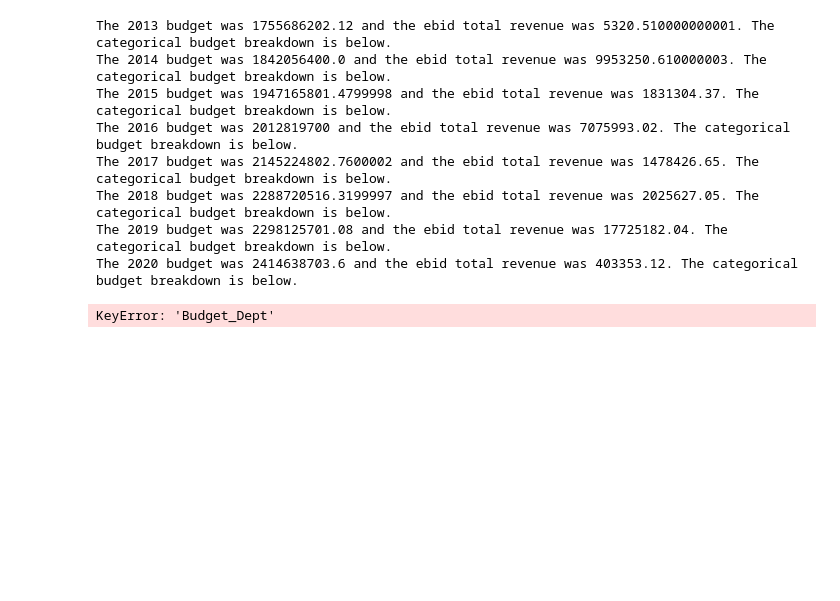
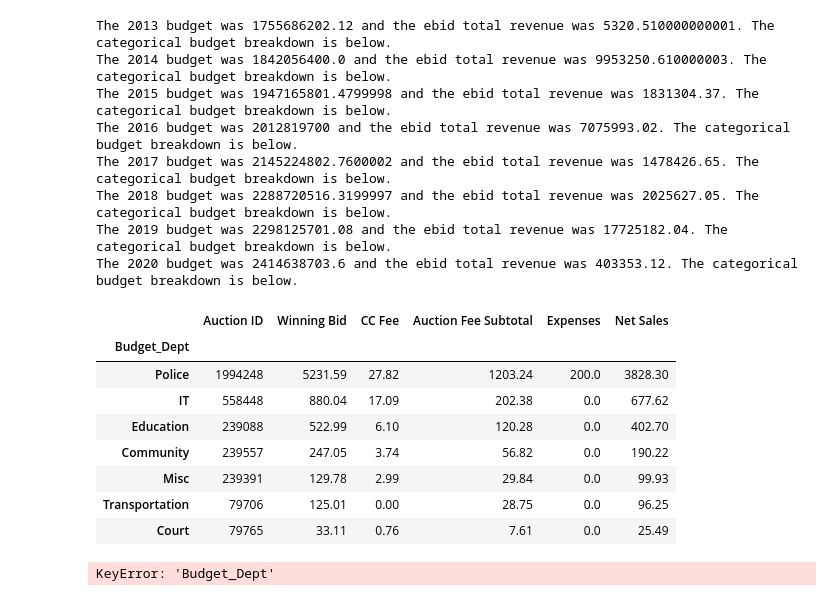
Before and after one commit to ausifer/nashville-gov-selling-stuff, a Jupyter notebook: notebooks/nashville_gov_selling_stuff.ipynb, the cells around one changed output. Drawn from its saved outputs; the diff is of its cells as text; code cells hidden in the pictures; blank space fills up the shorter version.

Commit message:
Added more charts from pivot tables

```diff
--- a/notebooks/nashville_gov_selling_stuff.ipynb
+++ b/notebooks/nashville_gov_selling_stuff.ipynb
@@ -168,7 +168,7 @@ ebid_2013
 # %%
 year_list = [x for x in range(2013,2021)]
 ebid_rev_dict = {2013: ebid_2013, 2014: ebid_2014, 2015: ebid_2015, 2016: ebid_2016, 2017: ebid_2017, 2018: ebid_2018, 2019: ebid_2019, 2020: ebid_2020}
-budget_dict = {2013: budget['2013 Budgeted'], 2014: budget['2014 Budgeted'], 2015: budget['2015 Budgeted'], 2016: budget['2016 Budgeted'], 2017: budget['2017 Budgeted'], 2018: budget['2018 Budgeted'], 2019: budget['2019 Budgeted'], 2020: budget['2020 Budgeted']}
+budget_dict = {2013: budget[['2013 Budgeted']], 2014: budget[['2014 Budgeted']], 2015: budget[['2015 Budgeted']], 2016: budget[['2016 Budgeted']], 2017: budget[['2017 Budgeted']], 2018: budget[['2018 Budgeted']], 2019: budget[['2019 Budgeted']], 2020: budget[['2020 Budgeted']]}
 budget_amt_list = []
 ebid_rev_list = []
 
@@ -260,3 +268,8 @@ Show a breakdown of annual categorical budget comprisal.
 budget_amt_list = []
 ebid_rev_list = []
 annual_cat_breakdown_dict = {}
+# %%
+cat_list = []
+for cat in ebid['Budget_Dept'].unique():
+    cat_list.append(cat)
+cat_list
@@ -267,17 +294,20 @@ annual_cat_breakdown_dict = {}
 ### Just to note for myself, I will probably have to indent
 ### here and add that as another for loop
 ### with unique values from Budget_Dept.
-for year in year_list:
-    ebid_df = ebid_rev_dict[year]
-    ebid_rev = ebid_df['Net Sales'].sum()
-    budget_df = budget_dict[year]
-    budget = budget_df.sum()
-    budget_cat_breakdown = ebid_df.groupby(["Budget_Dept"]).sum().sort_values("Net Sales", ascending=False)
-    print(f"The {year} budget was {budget} and the ebid total revenue was {ebid_rev}. The categorical budget breakdown is below.")
-    budget_amt_list.append(budget)
-    ebid_rev_list.append(ebid_rev)
+for cat in cat_list:
 
-    annual_cat_breakdown_dict[year] = budget_cat_breakdown
+    for year in year_list:
+        ebid_df = ebid_rev_dict[year]
+        ebid_rev = ebid_df['Net Sales'].sum()
+        budget_df = budget_dict[year]
+        budget_df = ebid_df.groupby(["Dept Match"]).sum().sort_values("Dept Match", ascending=False)
+#         budget = budget_df.loc[str(cat)]
+        budget_cat_breakdown = ebid_df.groupby(["Budget_Dept"]).sum().sort_values("Net Sales", ascending=False)
+        print(f"The {year} budget was {budget} and the ebid total revenue was {ebid_rev}. The categorical budget breakdown is below.")
+        budget_amt_list.append(budget)
+        ebid_rev_list.append(ebid_rev)
+
+        annual_cat_breakdown_dict[year] = budget_cat_breakdown
 # %% [output]
 The 2013 budget was 1755686202.12 and the ebid total revenue was 5320.510000000001. The categorical budget breakdown is below.
 The 2014 budget was 1842056400.0 and the ebid total revenue was 9953250.610000003. The categorical budget breakdown is below.
@@ -287,4 +317,23 @@ The 2017 budget was 2145224802.7600002 and the ebid total revenue was 1478426.65
 The 2018 budget was 2288720516.3199997 and the ebid total revenue was 2025627.05. The categorical budget breakdown is below.
 The 2019 budget was 2298125701.08 and the ebid total revenue was 17725182.04. The categorical budget breakdown is below.
 The 2020 budget was 2414638703.6 and the ebid total revenue was 403353.12. The categorical budget breakdown is below.
+# %%
+ebid_rev_cat_year_list = []
+annual_cat_breakdown_dict[2013]
+for df in year_list:
+    df = annual_cat_breakdown_dict[year]
+    df.drop(['Winning Bid','CC Fee', 'Auction Fee Subtotal', 'Expenses'], axis=1, inplace=True)
+    ebid_rev_cat_year_list.append(df)
+
+ebid_rev_cat_year_list
+# %% [output]
+|  | Auction ID | Winning Bid | CC Fee | Auction Fee Subtotal | Expenses | Net Sales |
+| Budget_Dept |  |  |  |  |  |  |
+| Police | 1994248 | 5231.59 | 27.82 | 1203.24 | 200.0 | 3828.30 |
+| IT | 558448 | 880.04 | 17.09 | 202.38 | 0.0 | 677.62 |
+| Education | 239088 | 522.99 | 6.10 | 120.28 | 0.0 | 402.70 |
+| Community | 239557 | 247.05 | 3.74 | 56.82 | 0.0 | 190.22 |
+| Misc | 239391 | 129.78 | 2.99 | 29.84 | 0.0 | 99.93 |
+| Transportation | 79706 | 125.01 | 0.00 | 28.75 | 0.0 | 96.25 |
+| Court | 79765 | 33.11 | 0.76 | 7.61 | 0.0 | 25.49 |
 # %%
```
Also changed, not shown: parts of 4 cells of this notebook, 2 other files.
